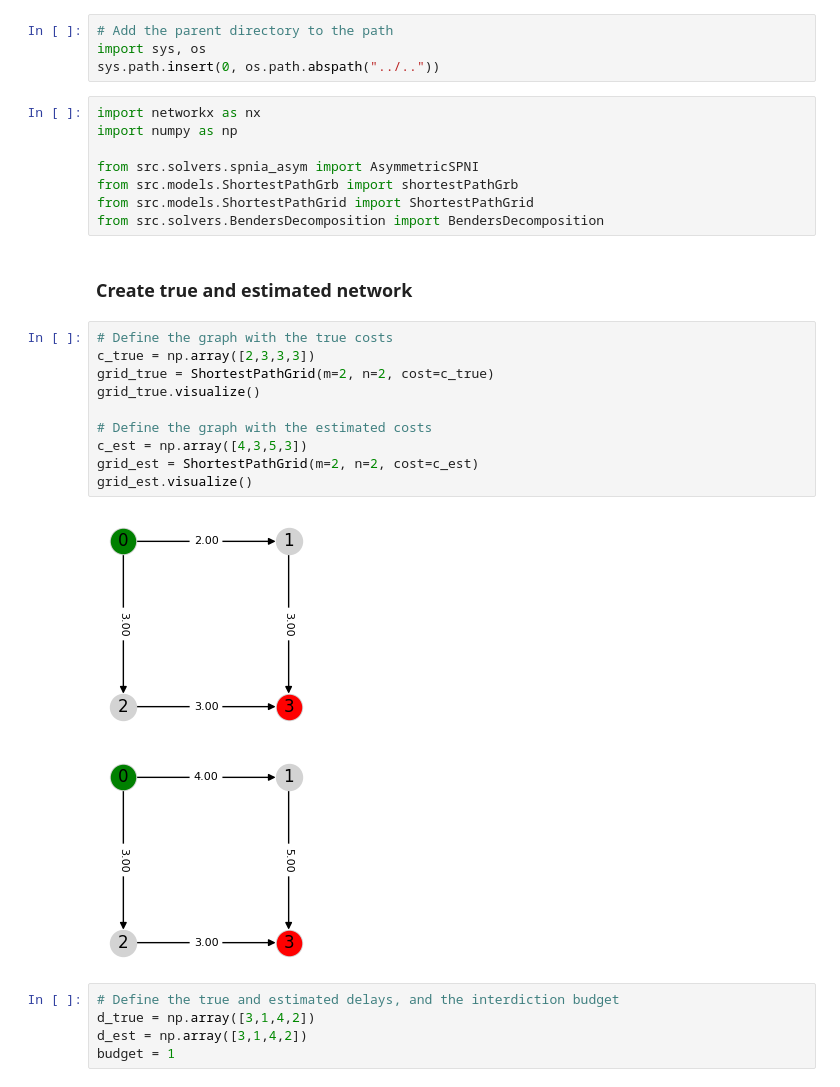
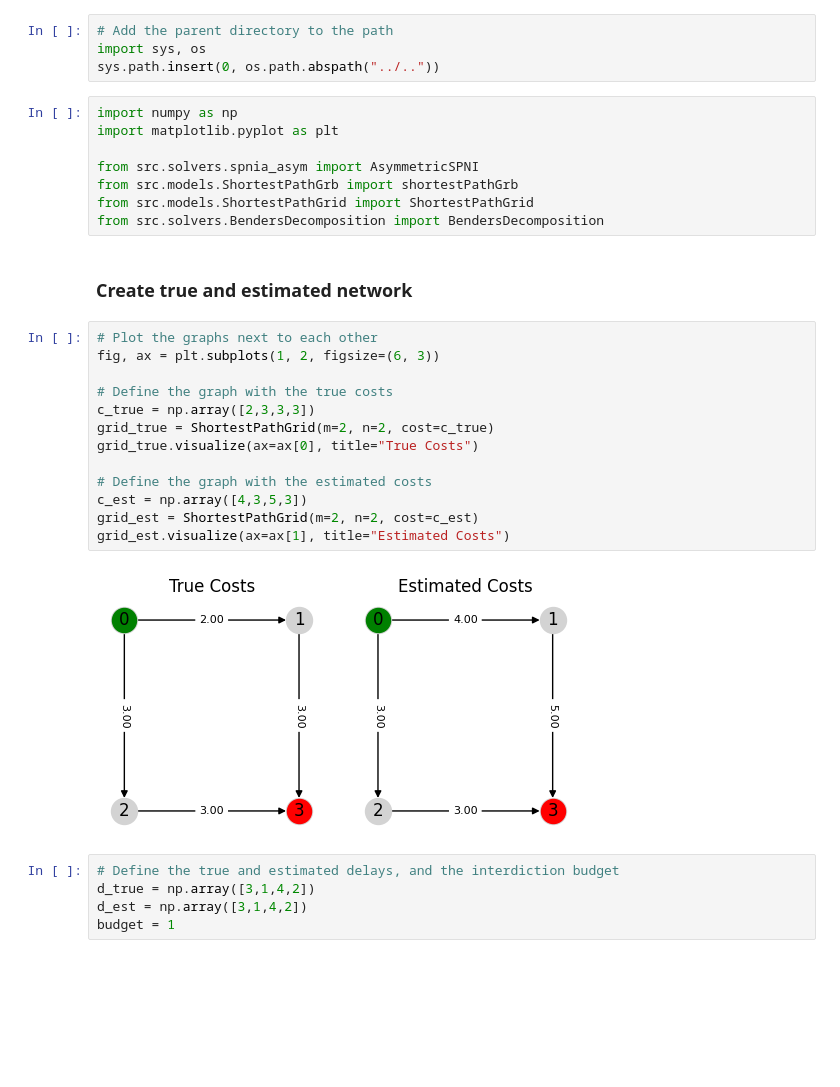
Before and after one commit to lucahart/DFL-for-Shortest-Path-Network-Interdiction, a Jupyter notebook: src/Notebooks/Asym_SPNI_Toy_Example.ipynb, the cells around one changed output. Cells and saved outputs as stored; diff of their text form; blank space fills up the shorter version.

Commit message:
Added arguments *arg to visualize function of Grid model.

```diff
--- a/src/Notebooks/Asym_SPNI_Toy_Example.ipynb
+++ b/src/Notebooks/Asym_SPNI_Toy_Example.ipynb
@@ -5,8 +5,8 @@
 import sys, os
 sys.path.insert(0, os.path.abspath("../.."))
 # %%
-import networkx as nx
 import numpy as np
+import matplotlib.pyplot as plt
 
 from src.solvers.spnia_asym import AsymmetricSPNI
 from src.models.ShortestPathGrb import shortestPathGrb
@@ -15,18 +15,20 @@ from src.solvers.BendersDecomposition import BendersDecomposition
 # %% [markdown]
 ### Create true and estimated network
 # %%
+# Plot the graphs next to each other
+fig, ax = plt.subplots(1, 2, figsize=(6, 3))
+
 # Define the graph with the true costs
 c_true = np.array([2,3,3,3])
 grid_true = ShortestPathGrid(m=2, n=2, cost=c_true)
-grid_true.visualize()
+grid_true.visualize(ax=ax[0], title="True Costs")
 
 # Define the graph with the estimated costs
 c_est = np.array([4,3,5,3])
 grid_est = ShortestPathGrid(m=2, n=2, cost=c_est)
-grid_est.visualize()
+grid_est.visualize(ax=ax[1], title="Estimated Costs")
 # %% [output]
-[figure, old version]
+[figure, new version]
-[figure, removed]
 # %%
 # Define the true and estimated delays, and the interdiction budget
 d_true = np.array([3,1,4,2])
```
Also changed, not shown: parts of 3 cells of this notebook, 1 other file.
